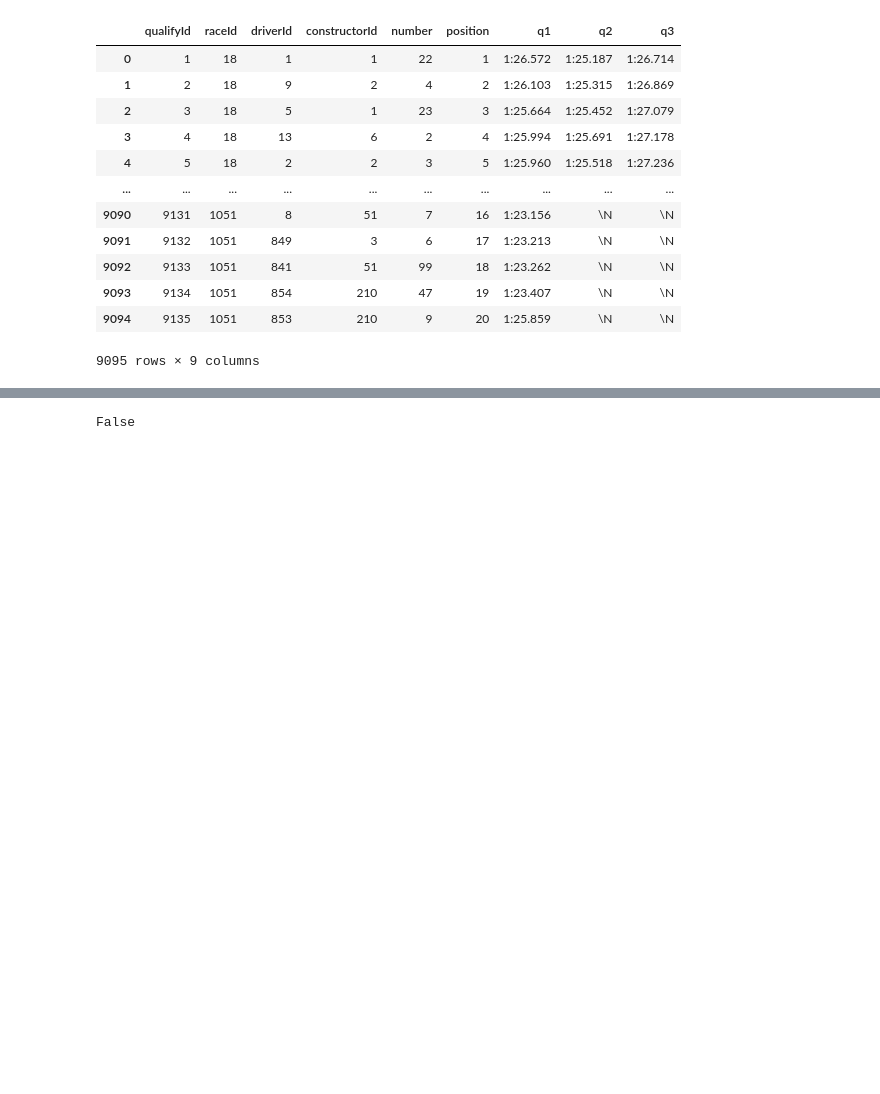
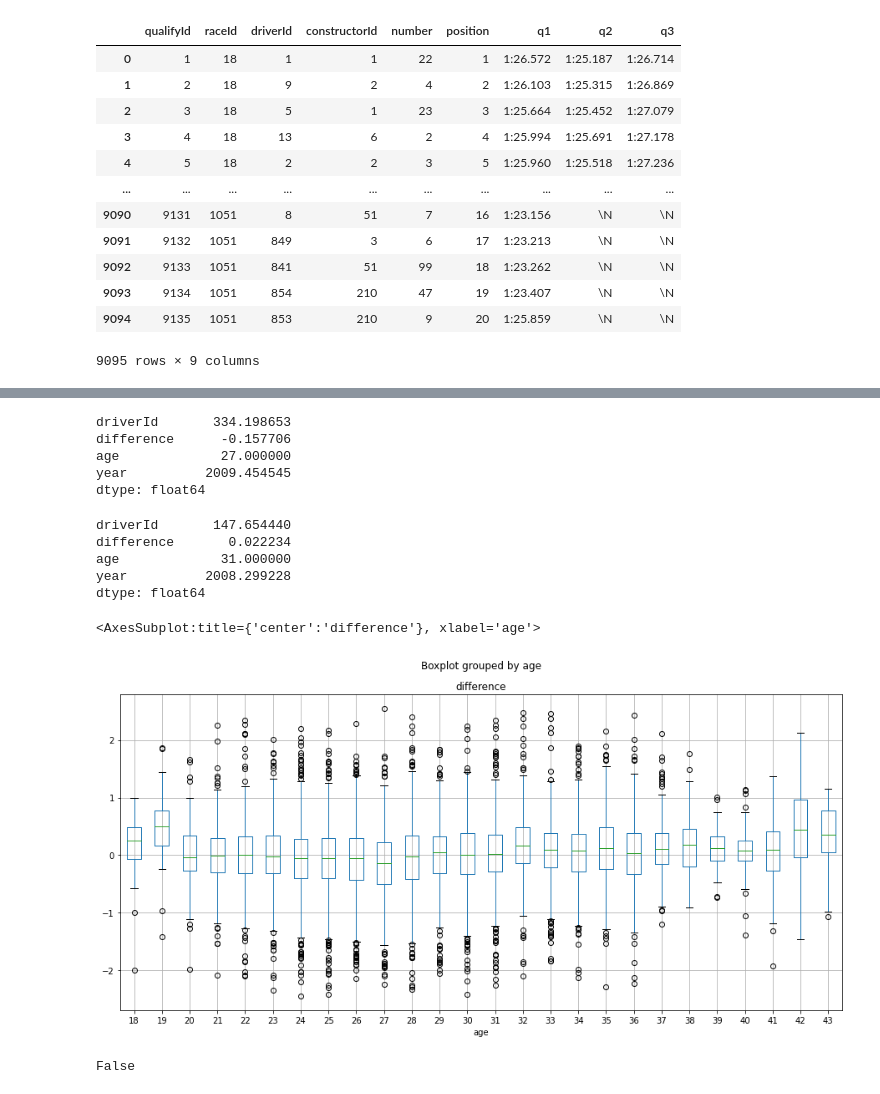
Before and after one commit to tatutimonen/F1-bayesian-analysis, a Jupyter notebook: src/python/data_transforming.ipynb, the cells around one changed output, grey strips where cells are left out. Drawn from its saved outputs; the diff is of its cells as text; code cells hidden in the pictures; blank space fills up the shorter version.

```diff
--- a/src/python/data_transforming.ipynb
+++ b/src/python/data_transforming.ipynb
@@ -165,0 +182,21 @@ groups['ms']
+# %%
+quali_differences_df[quali_differences_df['age'] == 27].mean()
+# %% [output]
+driverId       334.198653
+difference      -0.157706
+age             27.000000
+year          2009.454545
+dtype: float64
+# %%
+quali_differences_df[quali_differences_df['age'] == 31].mean()
+# %% [output]
+driverId       147.654440
+difference       0.022234
+age             31.000000
+year          2008.299228
+dtype: float64
+# %%
+quali_differences_df.boxplot(column='difference', by='age', figsize=(15,7))
+# %% [output]
+<AxesSubplot:title={'center':'difference'}, xlabel='age'>
+[figure, added]
```
Also changed, not shown: parts of 24 cells of this notebook.
